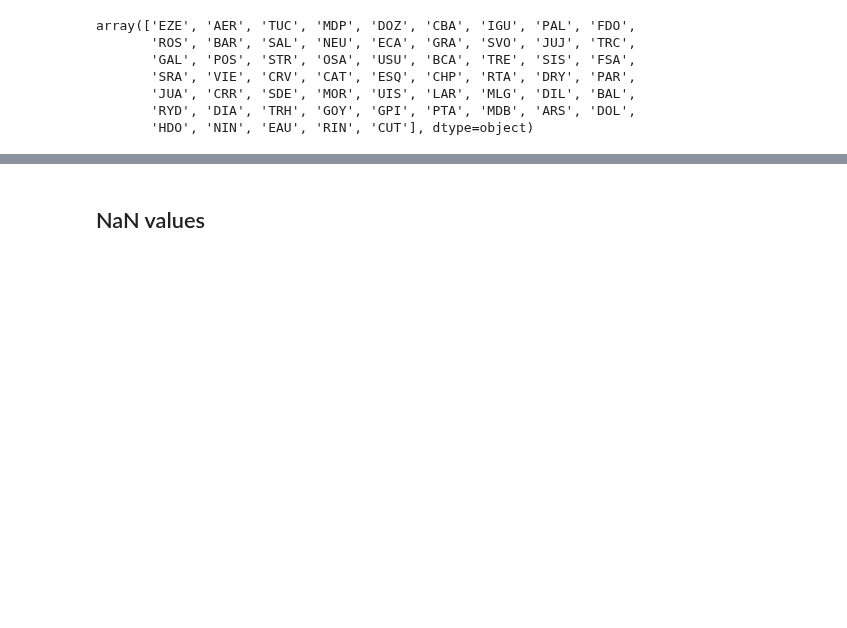
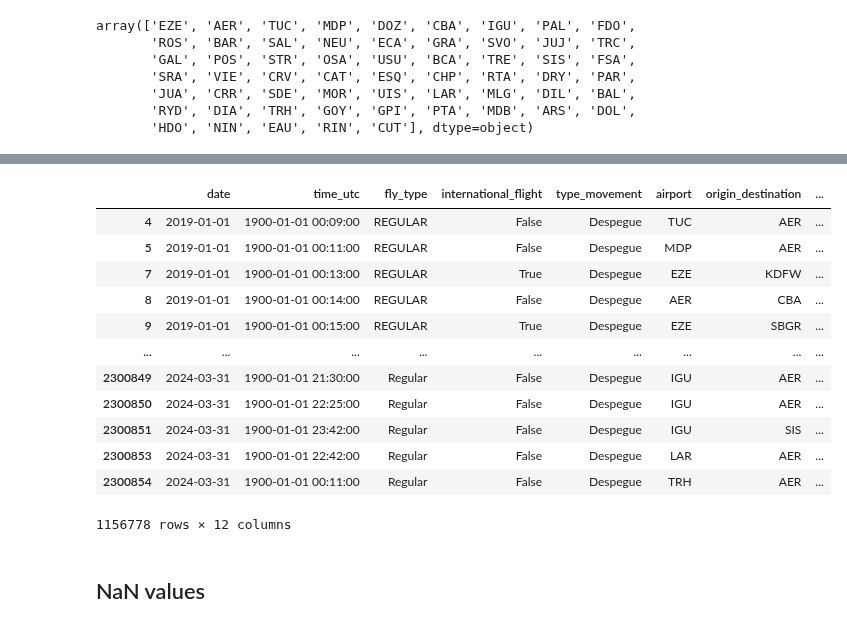
Before and after one commit to omanofx/portfolio, a Jupyter notebook: vuelos_anac/vuelos_anac_arg.ipynb, the cells around one changed output, grey strips where cells are left out. Cells and saved outputs as stored; diff of their text form; code cells hidden in the pictures; blank space fills up the shorter version.

```diff
--- a/vuelos_anac/vuelos_anac_arg.ipynb
+++ b/vuelos_anac/vuelos_anac_arg.ipynb
@@ -585,2 +601,18 @@ Se eliminaron las observaciones duplicadas.
+# %%
+df_vuelos.query("type_movement== 'Despegue'")
+# %% [output]
+|  | date | time_utc | fly_type | international_flight | type_movement | airport | origin_destination | ... |
+| 4 | 2019-01-01 | 1900-01-01 00:09:00 | REGULAR | False | Despegue | TUC | AER | ... |
+| 5 | 2019-01-01 | 1900-01-01 00:11:00 | REGULAR | False | Despegue | MDP | AER | ... |
+| 7 | 2019-01-01 | 1900-01-01 00:13:00 | REGULAR | True | Despegue | EZE | KDFW | ... |
+| 8 | 2019-01-01 | 1900-01-01 00:14:00 | REGULAR | False | Despegue | AER | CBA | ... |
+| 9 | 2019-01-01 | 1900-01-01 00:15:00 | REGULAR | True | Despegue | EZE | SBGR | ... |
+| ... | ... | ... | ... | ... | ... | ... | ... | ... |
+| 2300849 | 2024-03-31 | 1900-01-01 21:30:00 | Regular | False | Despegue | IGU | AER | ... |
+| 2300850 | 2024-03-31 | 1900-01-01 22:25:00 | Regular | False | Despegue | IGU | AER | ... |
+| 2300851 | 2024-03-31 | 1900-01-01 23:42:00 | Regular | False | Despegue | IGU | SIS | ... |
+| 2300853 | 2024-03-31 | 1900-01-01 22:42:00 | Regular | False | Despegue | LAR | AER | ... |
+| 2300854 | 2024-03-31 | 1900-01-01 00:11:00 | Regular | False | Despegue | TRH | AER | ... |
+1156778 rows × 12 columns
 # %% [markdown]
 ## NaN values
```
Also changed, not shown: parts of 15 cells of this notebook.
